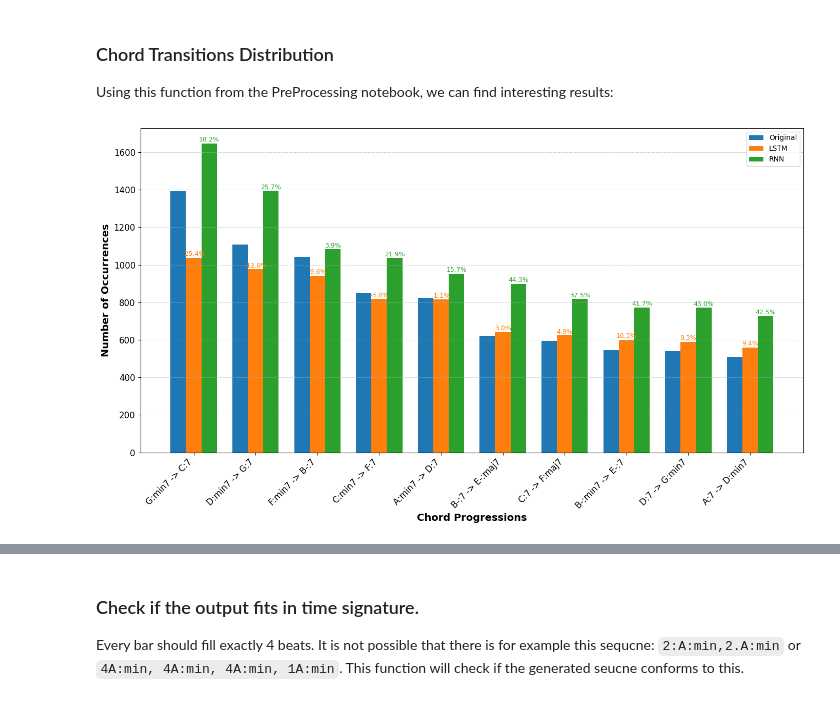
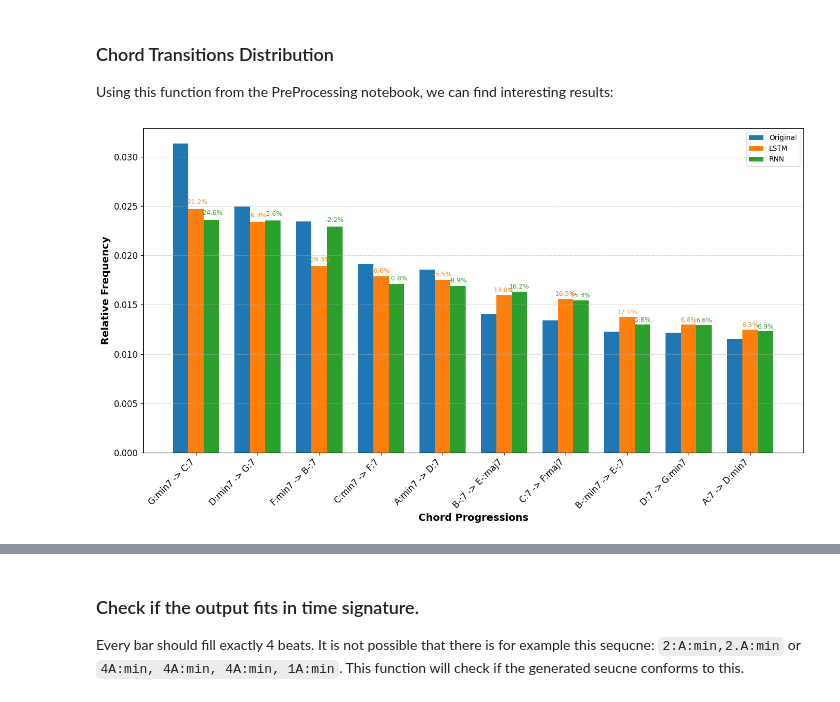
Before and after one commit to Kryptagora/JazzNet, a Jupyter notebook: Models.ipynb, the cells around one changed output, grey strips where cells are left out. Drawn from its saved outputs; the diff is of its cells as text; code cells hidden in the pictures.

```diff
--- a/Models.ipynb
+++ b/Models.ipynb
@@ -817,0 +831,9 @@ for _ in tqdm(range(max_data)):
+# %%
+# save them ------
+# Save LSTM sequences
+lstm_filename = "outputs/sequences/lstm.json"
+save_sequences_to_json(LSTM_chords_generated, lstm_filename, overwrite_if_exists=False)
+
+# Save RNN sequences
+rnn_filename = "outputs/sequences/rnn.json"
+save_sequences_to_json(RNN_chords_generated, rnn_filename, overwrite_if_exists=False)
@@ -1195,7 +1185,14 @@ def top_chord_progressions(chord_sequences, top_k=10, progression_length=2):
 
     progression_counts = Counter(all_progressions)
 
-    return progression_counts.most_common(top_k)
+    # Compute the total number of progressions to normalize counts
+    total_progressions = sum(progression_counts.values())
+
+    # Get the most common progressions and compute their relative frequencies
+    top_progressions = progression_counts.most_common(top_k)
+    relative_frequencies = [(prog, count/total_progressions) for prog, count in top_progressions]
+
+    return relative_frequencies
 # %%
 all_chords_notoken = [i[1:-1] for i in all_chords]
 all_chords_merged = [merge_chords(chords) for chords in all_chords_notoken]
@@ -1209,55 +1206,60 @@ rnn_transitions2 = top_chord_progressions(rnn_chords_merged, 10, 2)
 def plot_grouped_chord_progressions(original_data, lstm_data, rnn_data, savename):
     """Plot the top chord progressions using a grouped bar chart with improved layout"""
 
-    # Extracting chords and their counts for original data
-    original_chords, original_counts = zip(*original_data)
+    # Extracting chords and their relative frequencies for original data
+    original_chords, original_freqs = zip(*original_data)
 
     # Convert the tuple sequences to string for x-axis labels
     chord_labels = [' -> '.join(chord) for chord in original_chords]
 
-    # Extracting counts for LSTM and RNN data
-    lstm_counts = [x[1] for x in lstm_data]
-    rnn_counts = [x[1] for x in rnn_data]
+    # Extracting relative frequencies for LSTM and RNN data
+    lstm_freqs = [x[1] for x in lstm_data]
+    rnn_freqs = [x[1] for x in rnn_data]
 
     # Setting up the figure and axes
     plt.figure(figsize=(14,8))
     barWidth = 0.25
-    r1 = np.arange(len(original_counts))
+    r1 = np.arange(len(original_freqs))
     r2 = [x + barWidth for x in r1]
     r3 = [x + barWidth for x in r2]
 
     # Plotting data
-    bars1 = plt.bar(r1, original_counts, color='#1f77b4', width=barWidth, label='Original')
-    bars2 = plt.bar(r2, lstm_counts, color='#ff7f0e', width=barWidth, label='LSTM')
-    bars3 = plt.bar(r3, rnn_counts, color='#2ca02c', width=barWidth, label='RNN')
+    bars1 = plt.bar(r1, original_freqs, color='#1f77b4', width=barWidth, label='Original')
+    bars2 = plt.bar(r2, lstm_freqs, color='#ff7f0e', width=barWidth, label='LSTM')
+    bars3 = plt.bar(r3, rnn_freqs, color='#2ca02c', width=barWidth, label='RNN')
 
-    # Calculating and annotating percent deviations for LSTM and RNN bars
-    for bar_original, bar_lstm, bar_rnn in zip(bars1, bars2, bars3):
-        deviation_lstm = ((bar_lstm.get_height() - bar_original.get_height()) / bar_original.get_height()) * 100
-        deviation_rnn = ((bar_rnn.get_height() - bar_original.get_height()) / bar_original.get_height()) * 100
+    # Calculating and annotating percent deviations for LSTM and RNN bars directly using the data
+    for i, (bar_lstm, bar_rnn) in enumerate(zip(bars2, bars3)):
+        deviation_lstm = ((lstm_freqs[i] - original_freqs[i]) / original_freqs[i]) * 100
+        deviation_rnn = ((rnn_freqs[i] - original_freqs[i]) / original_freqs[i]) * 100
 
-        plt.text(bar_lstm.get_x() + bar_lstm.get_width()/2, bar_lstm.get_height() + 10, f'{deviation_lstm:.1f}%',
+        # Adjust the vertical offset for text annotation
+        vertical_offset = max(lstm_freqs[i], rnn_freqs[i]) * 0.02
+
+        plt.text(bar_lstm.get_x() + bar_lstm.get_width()/2, lstm_freqs[i] + vertical_offset, f'{deviation_lstm:.1f}%',
                  ha='center', color='#ff7f0e', fontsize=9)
 
-        plt.text(bar_rnn.get_x() + bar_rnn.get_width()/2, bar_rnn.get_height() + 10, f'{deviation_rnn:.1f}%',
+        plt.text(bar_rnn.get_x() + bar_rnn.get_width()/2, rnn_freqs[i] + vertical_offset, f'{deviation_rnn:.1f}%',
                  ha='center', color='#2ca02c', fontsize=9)
 
     # Styling the plot
     plt.grid(axis='y', linestyle='--', linewidth=0.7, alpha=0.6)
     plt.xlabel('Chord Progressions', fontsize=14, fontweight='bold')
-    plt.ylabel('Number of Occurrences', fontsize=14, fontweight='bold')
-    plt.xticks([r + barWidth for r in range(len(original_counts))], chord_labels, fontsize=12, rotation=45, ha="right")
+    plt.ylabel('Relative Frequency', fontsize=14, fontweight='bold')
+    plt.xticks([r + barWidth for r in range(len(original_freqs))], chord_labels, fontsize=12, rotation=45, ha="right")
     plt.yticks(fontsize=12)
     plt.legend()
 
     plt.tight_layout()
     plt.savefig(f"img/{savename}.png")
     plt.show()
 
+
+
 # Sample call to the function using your data:
 plot_grouped_chord_progressions(original_transitions2, lstm_transitions2, rnn_transitions2, "GroupedTopChordProgressions2Chord")
 # %% [output]
-[figure, old version]
+[figure, new version]
 # %%
 original_transitions4 = top_chord_progressions(all_chords_merged, 10, 4)
 lstm_transitions4 = top_chord_progressions(lstm_chords_merged, 10, 4)
```
Also changed, not shown: parts of 20 cells of this notebook.
